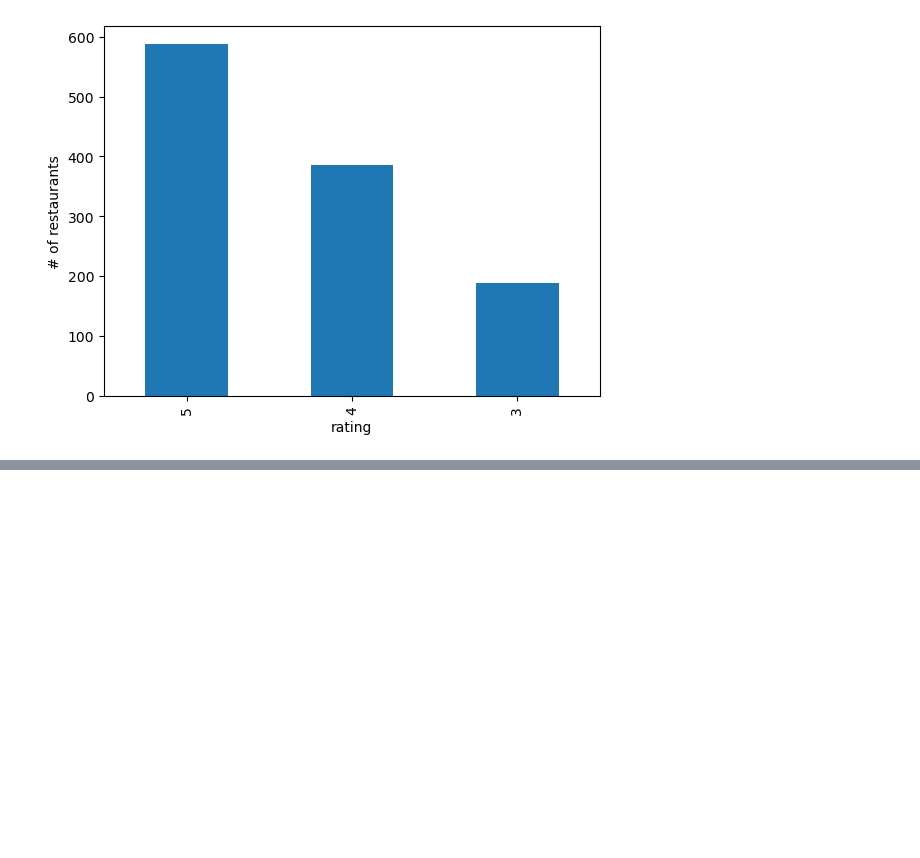
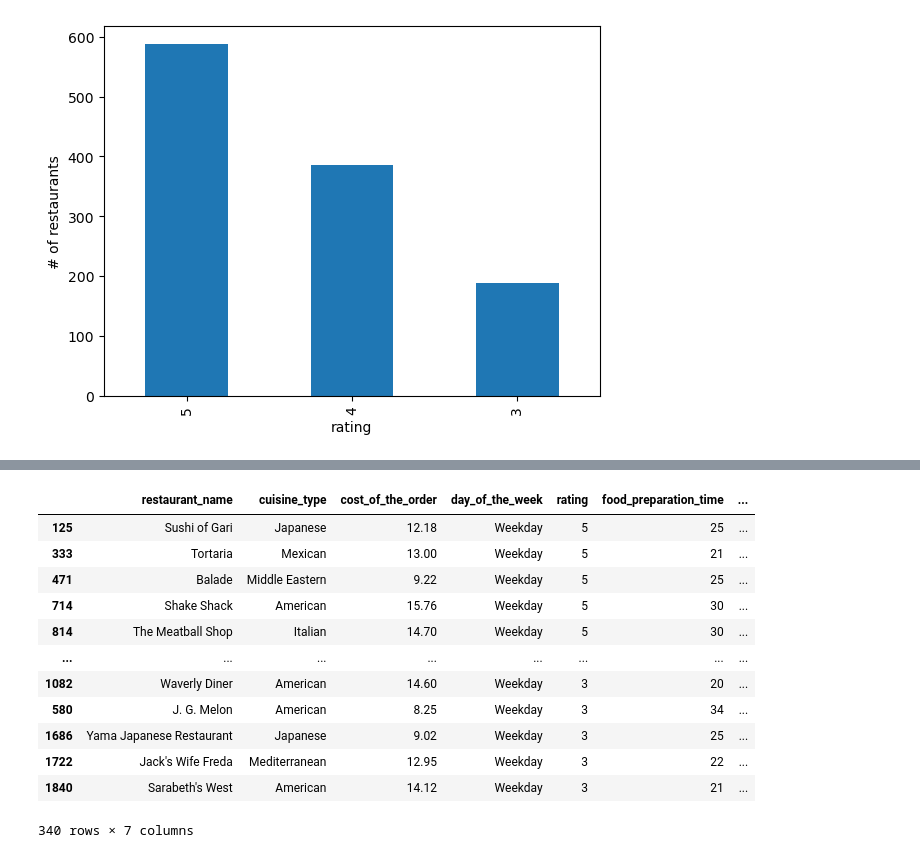
Before and after one commit to WanessaEdmond/GroupProjectFoodies, a Jupyter notebook: ny_foodies.ipynb, the cells around one changed output, grey strips where cells are left out. Drawn from its saved outputs; the diff is of its cells as text; code cells hidden in the pictures; blank space fills up the shorter version.

```diff
--- a/ny_foodies.ipynb
+++ b/ny_foodies.ipynb
@@ -241,0 +261,19 @@ plt.show()
+# %%
+#Best Restaurant on the weekday with fastest delivery time
+five_star_rating20=Clean_data.loc[Clean_data['day_of_the_week']!='Weekend']
+five_star_rating2=five_star_rating20.sort_values(['rating', 'delivery_time'], ascending=[False, True])
+five_star_rating2
+# %% [output]
+|  | restaurant_name | cuisine_type | cost_of_the_order | day_of_the_week | rating | food_preparation_time | ... |
+| 125 | Sushi of Gari | Japanese | 12.18 | Weekday | 5 | 25 | ... |
+| 333 | Tortaria | Mexican | 13.00 | Weekday | 5 | 21 | ... |
+| 471 | Balade | Middle Eastern | 9.22 | Weekday | 5 | 25 | ... |
+| 714 | Shake Shack | American | 15.76 | Weekday | 5 | 30 | ... |
+| 814 | The Meatball Shop | Italian | 14.70 | Weekday | 5 | 30 | ... |
+| ... | ... | ... | ... | ... | ... | ... | ... |
+| 1082 | Waverly Diner | American | 14.60 | Weekday | 3 | 20 | ... |
+| 580 | J. G. Melon | American | 8.25 | Weekday | 3 | 34 | ... |
+| 1686 | Yama Japanese Restaurant | Japanese | 9.02 | Weekday | 3 | 25 | ... |
+| 1722 | Jack's Wife Freda | Mediterranean | 12.95 | Weekday | 3 | 22 | ... |
+| 1840 | Sarabeth's West | American | 14.12 | Weekday | 3 | 21 | ... |
+340 rows × 7 columns
```
Also changed, not shown: parts of 2 cells of this notebook.
